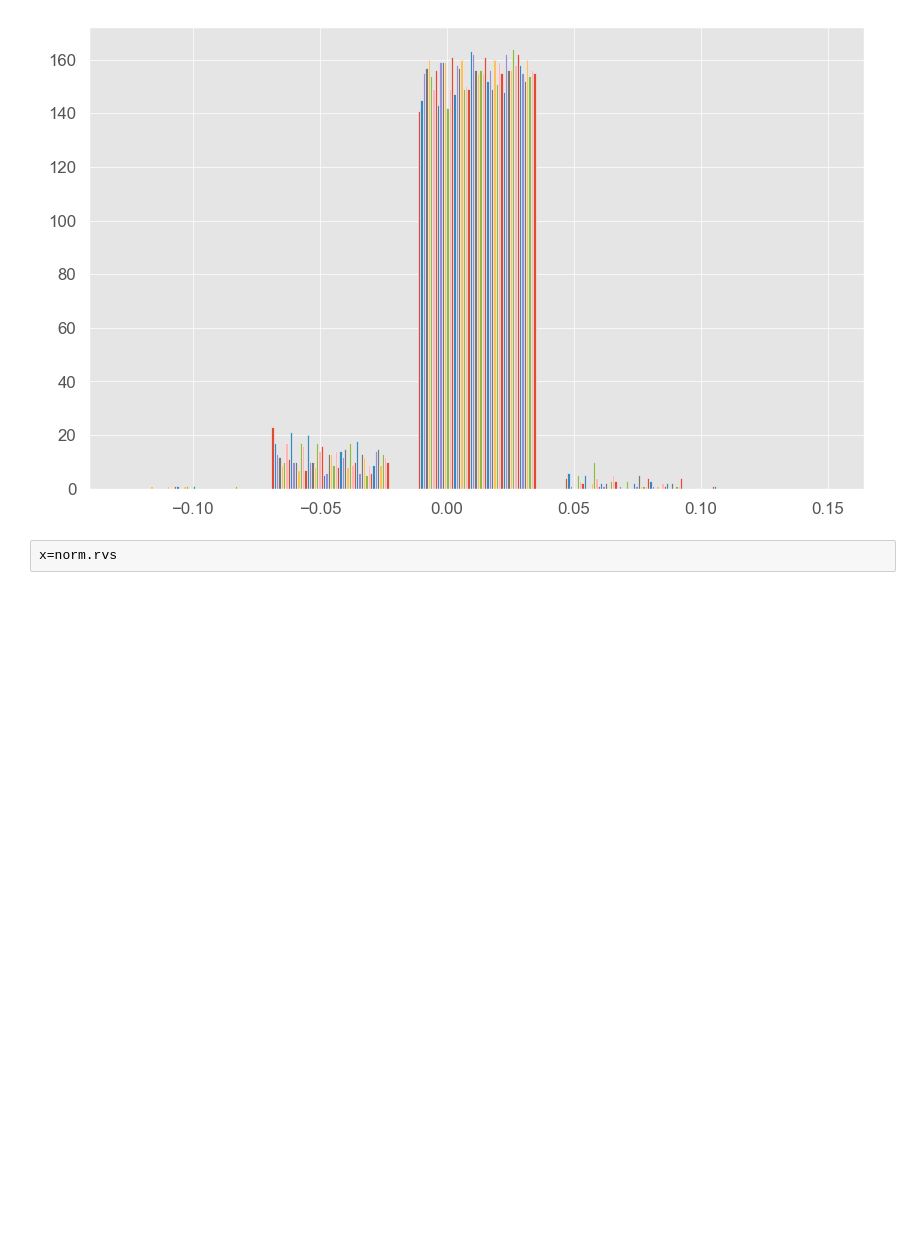
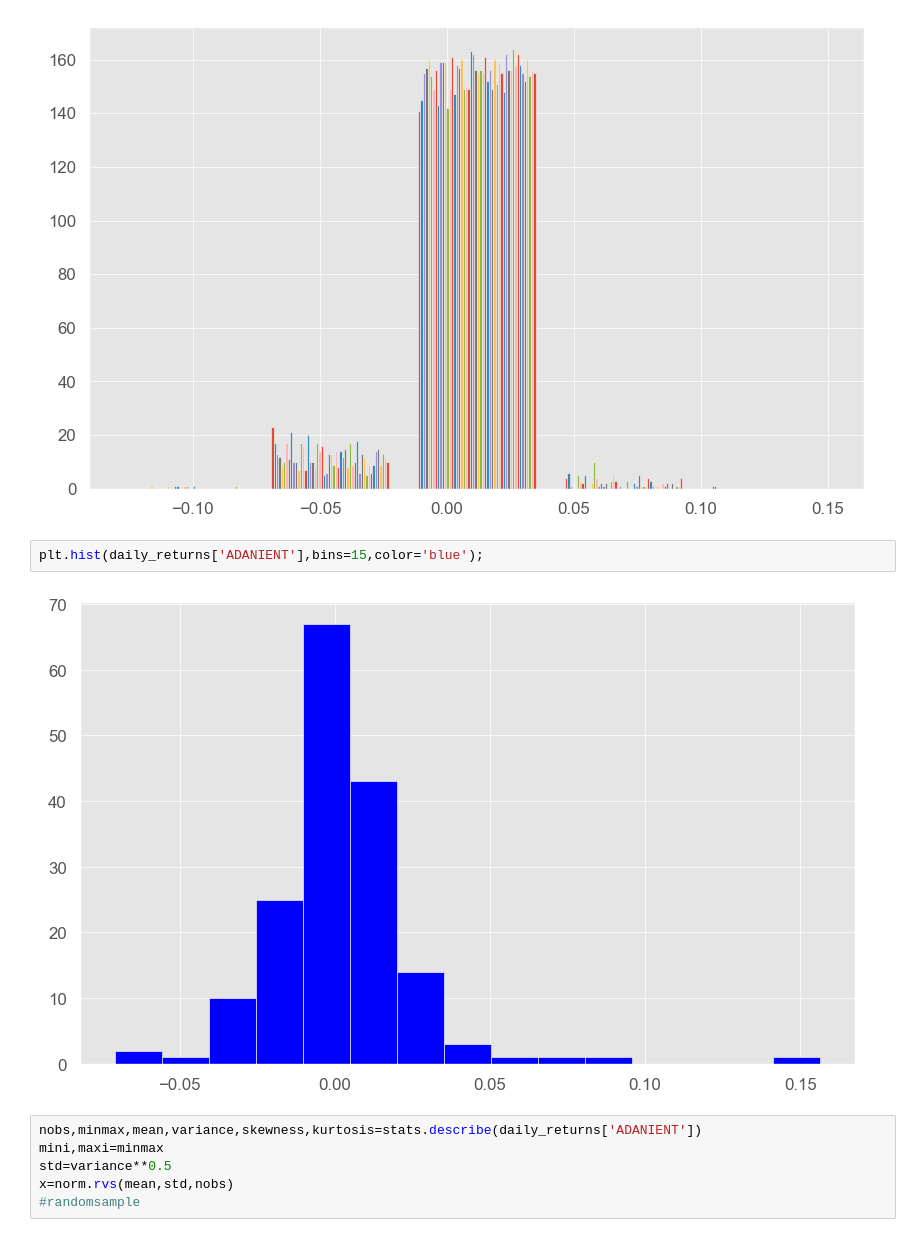
Before and after one commit to Ayush-sacri/Stock-Analysis, a Jupyter notebook: Stock-Analysis.ipynb, the cells around one changed output. Cells and saved outputs as stored; diff of their text form; blank space fills up the shorter version.

Commit message:
Improve-hist

```diff
--- a/Stock-Analysis.ipynb
+++ b/Stock-Analysis.ipynb
@@ -220,5 +233,13 @@ Here's what a histogram can tell you about your data:
 plt.hist(daily_returns,bins=5);
 # %% [output]
 [figure]
-# %%
-x=norm.rvs
+# %%
+plt.hist(daily_returns['ADANIENT'],bins=15,color='blue');
+# %% [output]
+[figure, added]
+# %%
+nobs,minmax,mean,variance,skewness,kurtosis=stats.describe(daily_returns['ADANIENT'])
+mini,maxi=minmax
+std=variance**0.5
+x=norm.rvs(mean,std,nobs)
+#randomsample
```
Also changed, not shown: parts of 5 cells of this notebook.
